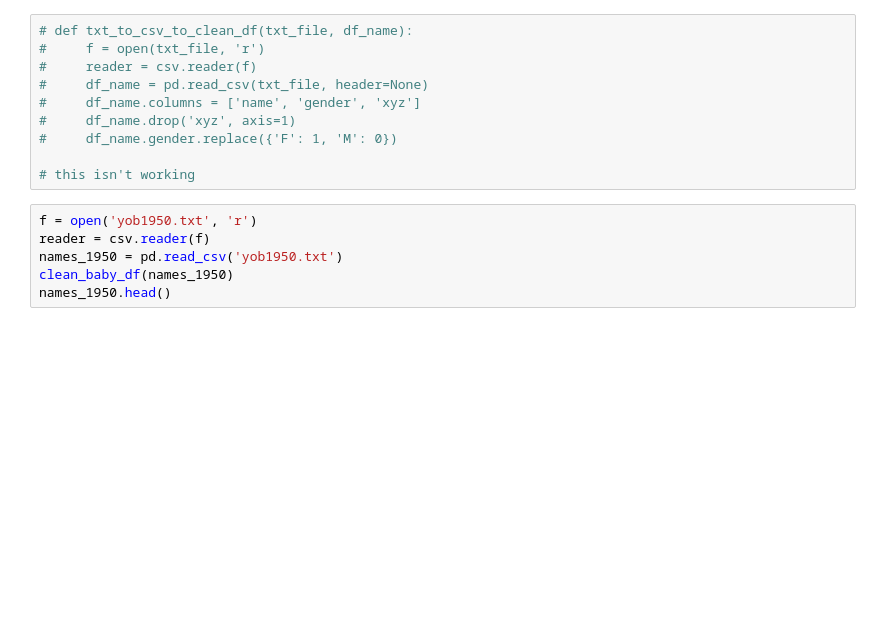
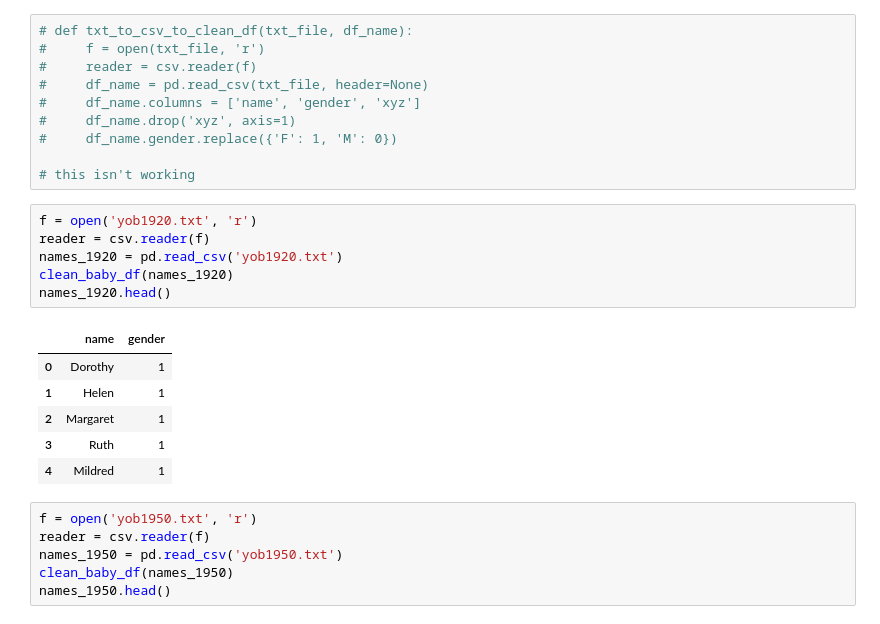
Before and after one commit to MagicMilly/women-in-film-analysis-dashboard, a Jupyter notebook: data_munging.ipynb, the cells around one changed output. Drawn from its saved outputs; the diff is of its cells as text; blank space fills up the shorter version.

```diff
--- a/data_munging.ipynb
+++ b/data_munging.ipynb
@@ -75,6 +75,19 @@ def clean_baby_df(df):
 #     df_name.gender.replace({'F': 1, 'M': 0})
 
 # this isn't working
+# %%
+f = open('yob1920.txt', 'r')
+reader = csv.reader(f)
+names_1920 = pd.read_csv('yob1920.txt')
+clean_baby_df(names_1920)
+names_1920.head()
+# %% [output]
+|  | name | gender |
+| 0 | Dorothy | 1 |
+| 1 | Helen | 1 |
+| 2 | Margaret | 1 |
+| 3 | Ruth | 1 |
+| 4 | Mildred | 1 |
 # %%
 f = open('yob1950.txt', 'r')
 reader = csv.reader(f)
```
Also changed, not shown: parts of 34 cells of this notebook.
